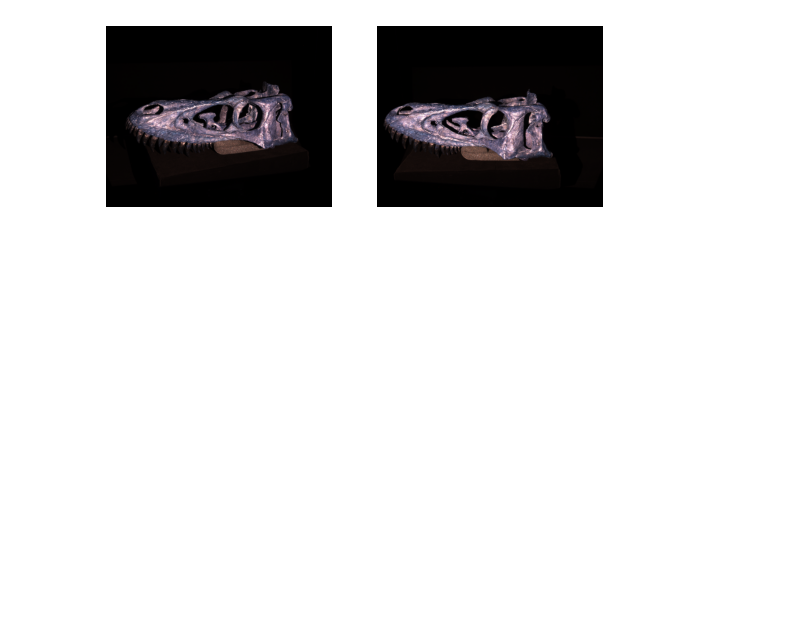
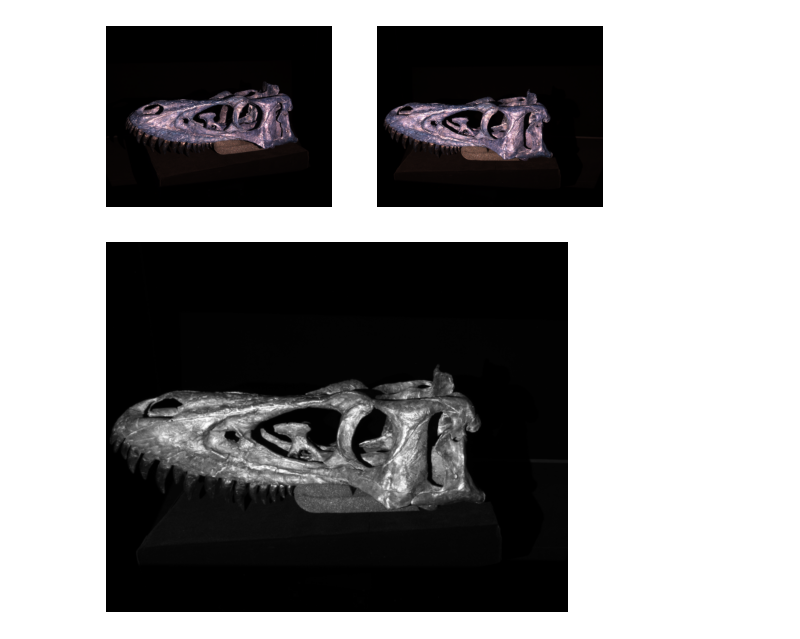
Before and after one commit to yufanana/ComputerVision02504, a Jupyter notebook: notebooks/ex13.ipynb, the cells around one changed output. Saved outputs shown, nothing was run; the diff lists cells and outputs as text; code cells hidden in the pictures; blank space fills up the shorter version.

```diff
--- a/notebooks/ex13.ipynb
+++ b/notebooks/ex13.ipynb
@@ -38,11 +44,27 @@ plt.show()
 # %% [output]
 [figure]
 # %%
+# Ex 13.2
+## Initialize maps for rectification
 im0 = cv2.imread(folder + "sequence/frames0_0.png")
 size = (im0.shape[1], im0.shape[0])
-stereo = cv2.stereoRectify(c['K0'], c['d0'], c['K1'],
-                           c['d1'], size, c['R'], c['t'], flags=0)
+stereo = cv2.stereoRectify(
+    c["K0"], c["d0"], c["K1"], c["d1"], size, c["R"], c["t"], flags=0
+)
 
 R0, R1, P0, P1 = stereo[:4]
-maps0 = cv2.initUndistortRectifyMap(c['K0'], c['d0'], R0, P0, size, cv2.CV_32FC2)
-maps1 = cv2.initUndistortRectifyMap(c['K1'], c['d1'], R1, P1, size, cv2.CV_32FC2)
+maps0 = cv2.initUndistortRectifyMap(
+    c["K0"], c["d0"], R0, P0, size, cv2.CV_32FC2
+)
+maps1 = cv2.initUndistortRectifyMap(
+    c["K1"], c["d1"], R1, P1, size, cv2.CV_32FC2
+)
+# %%
+## Do a sample rectification on 1 image
+im1 = cv2.imread(folder + "sequence/frames1_0.png").astype(float).mean(2) / 255
+b = cv2.remap(im1, *maps1, cv2.INTER_LINEAR)
+plt.imshow(b, cmap="gray")
+plt.axis("off")
+plt.show()
+# %% [output]
+[figure, added]
```
Also changed, not shown: parts of 12 cells of this notebook, 4 other files.
